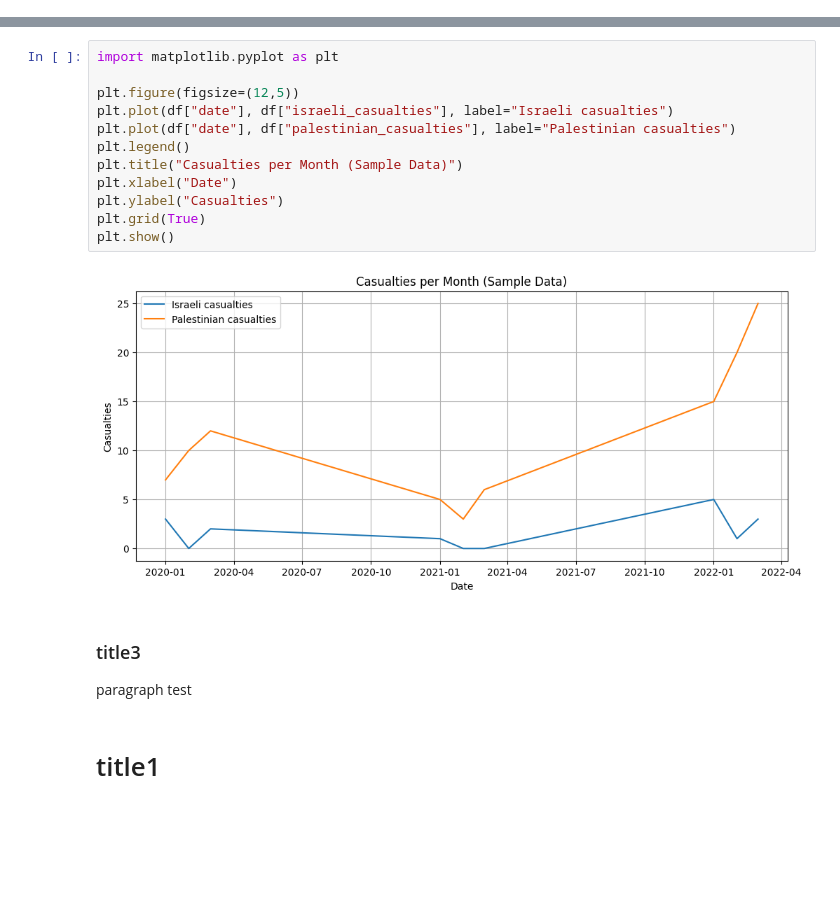
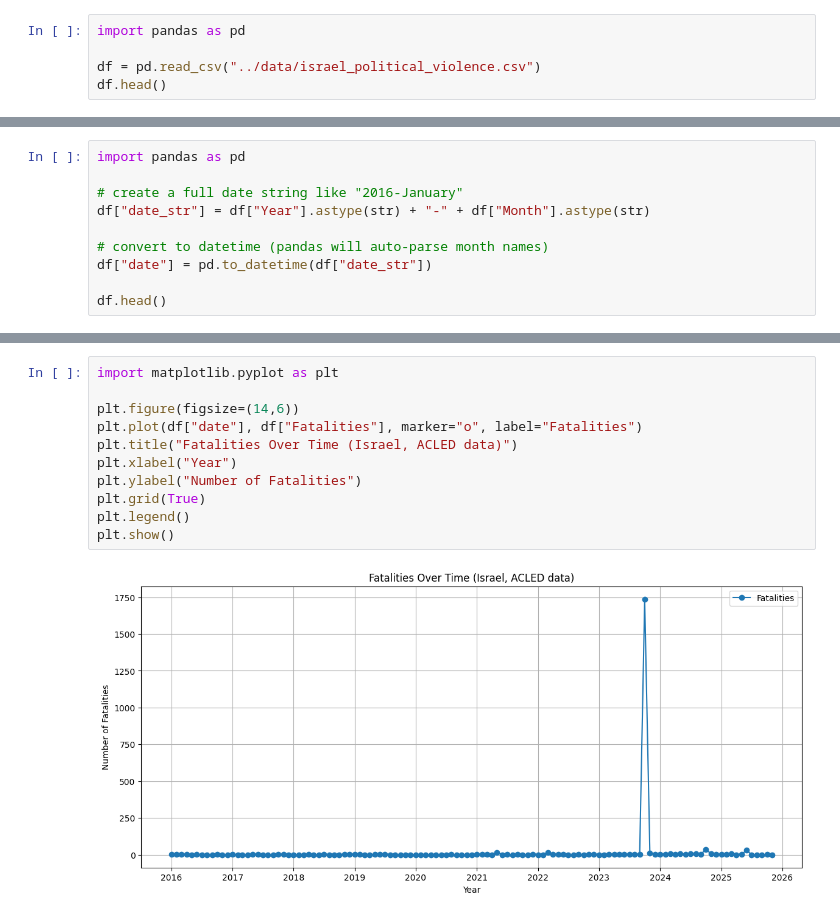
Before and after one commit to zvelegrakis/projects, a Jupyter notebook: projects/000_p1/notebooks/exploration.ipynb, the cells around one changed output, grey strips where cells are left out. Cells and saved outputs as stored; diff of their text form; blank space fills up the shorter version.

```diff
--- a/projects/000_p1/notebooks/exploration.ipynb
+++ b/projects/000_p1/notebooks/exploration.ipynb
@@ -38,0 +1,5 @@ df
+# %%
+import pandas as pd
+
+df = pd.read_csv("../data/israel_political_violence.csv")
+df.head()
@@ -38,0 +13,10 @@ df
+# %%
+import pandas as pd
+
+# create a full date string like "2016-January"
+df["date_str"] = df["Year"].astype(str) + "-" + df["Month"].astype(str)
+
+# convert to datetime (pandas will auto-parse month names)
+df["date"] = pd.to_datetime(df["date_str"])
+
+df.head()
@@ -39,20 +34,13 @@ df
 # %%
 import matplotlib.pyplot as plt
 
-plt.figure(figsize=(12,5))
-plt.plot(df["date"], df["israeli_casualties"], label="Israeli casualties")
-plt.plot(df["date"], df["palestinian_casualties"], label="Palestinian casualties")
+plt.figure(figsize=(14,6))
+plt.plot(df["date"], df["Fatalities"], marker="o", label="Fatalities")
+plt.title("Fatalities Over Time (Israel, ACLED data)")
+plt.xlabel("Year")
+plt.ylabel("Number of Fatalities")
+plt.grid(True)
 plt.legend()
-plt.title("Casualties per Month (Sample Data)")
-plt.xlabel("Date")
-plt.ylabel("Casualties")
-plt.grid(True)
 plt.show()
 # %% [output]
-[figure, old version]
+[figure, new version]
-# %% [markdown]
-### title3
-
-paragraph test
-# %% [markdown]
-# title1
```
Also changed, not shown: parts of 7 cells of this notebook.
